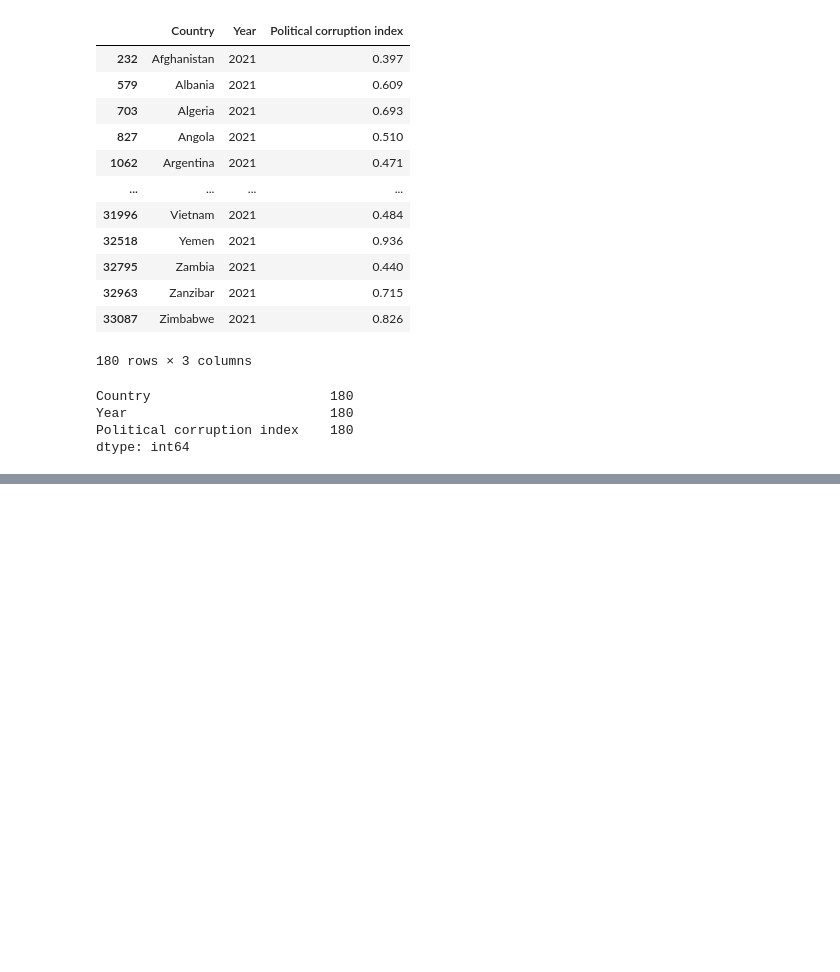
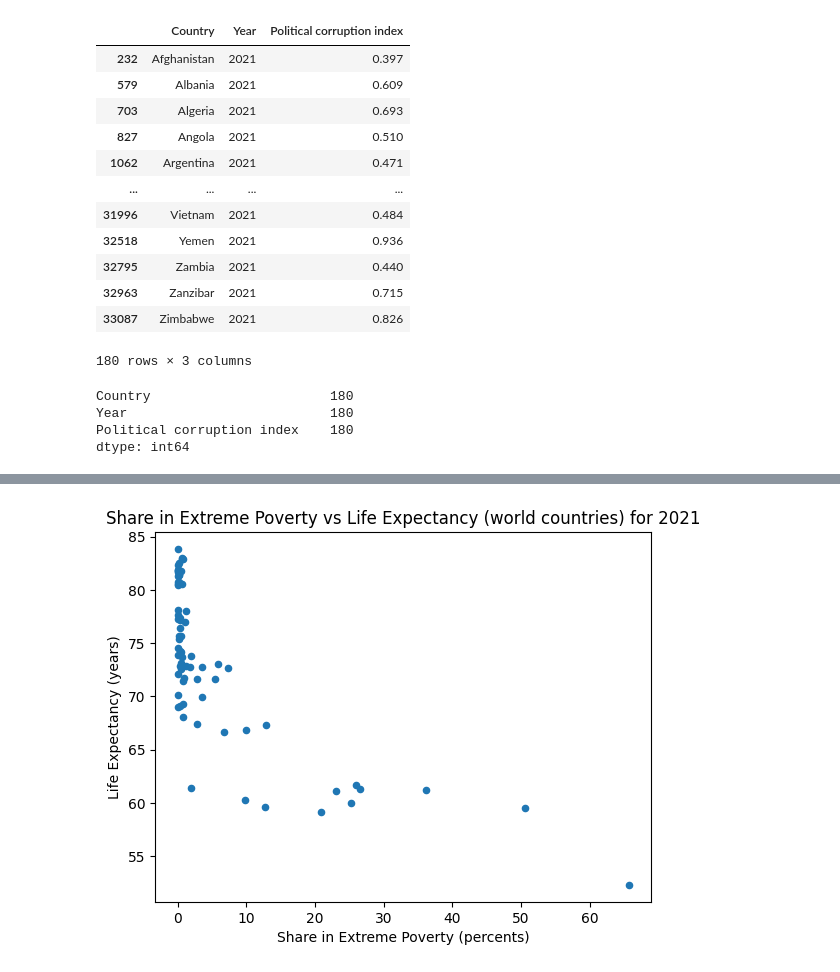
Before and after one commit to sdvelev/Introduction-To-Data-Science-And-AI, a Jupyter notebook: 05-data-science-revision/assignment-5-Stefan-Velev.ipynb, the cells around one changed output, grey strips where cells are left out. Saved outputs shown, nothing was run; the diff lists cells and outputs as text; code cells hidden in the pictures; blank space fills up the shorter version.

```diff
--- a/05-data-science-revision/assignment-5-Stefan-Velev.ipynb
+++ b/05-data-science-revision/assignment-5-Stefan-Velev.ipynb
@@ -182,3 +199,7 @@ df_extreme_poverty_life_expectancy
+# %%
+# Correct the Central African Republic life expectancy according the World Health Organization Data for 2021
+# Source: https://data.who.int/countries/140
+df_extreme_poverty_life_expectancy.loc[df_extreme_poverty_life_expectancy['Country'] == 'Central African Republic', 'Life expectancy'] = 52.31
 # %% [markdown]
 **3.3 Political corruption index**
 # %%
@@ -316,0 +352,8 @@ dtype: int64
+# %%
+df_extreme_poverty_life_expectancy.plot.scatter(x='Share in extreme poverty', y='Life expectancy')
+plt.xlabel('Share in Extreme Poverty (percents)')
+plt.ylabel('Life Expectancy (years)')
+plt.title('Share in Extreme Poverty vs Life Expectancy (world countries) for 2021')
+plt.show()
+# %% [output]
+[figure, added]
```
Also changed, not shown: parts of 22 cells of this notebook.
